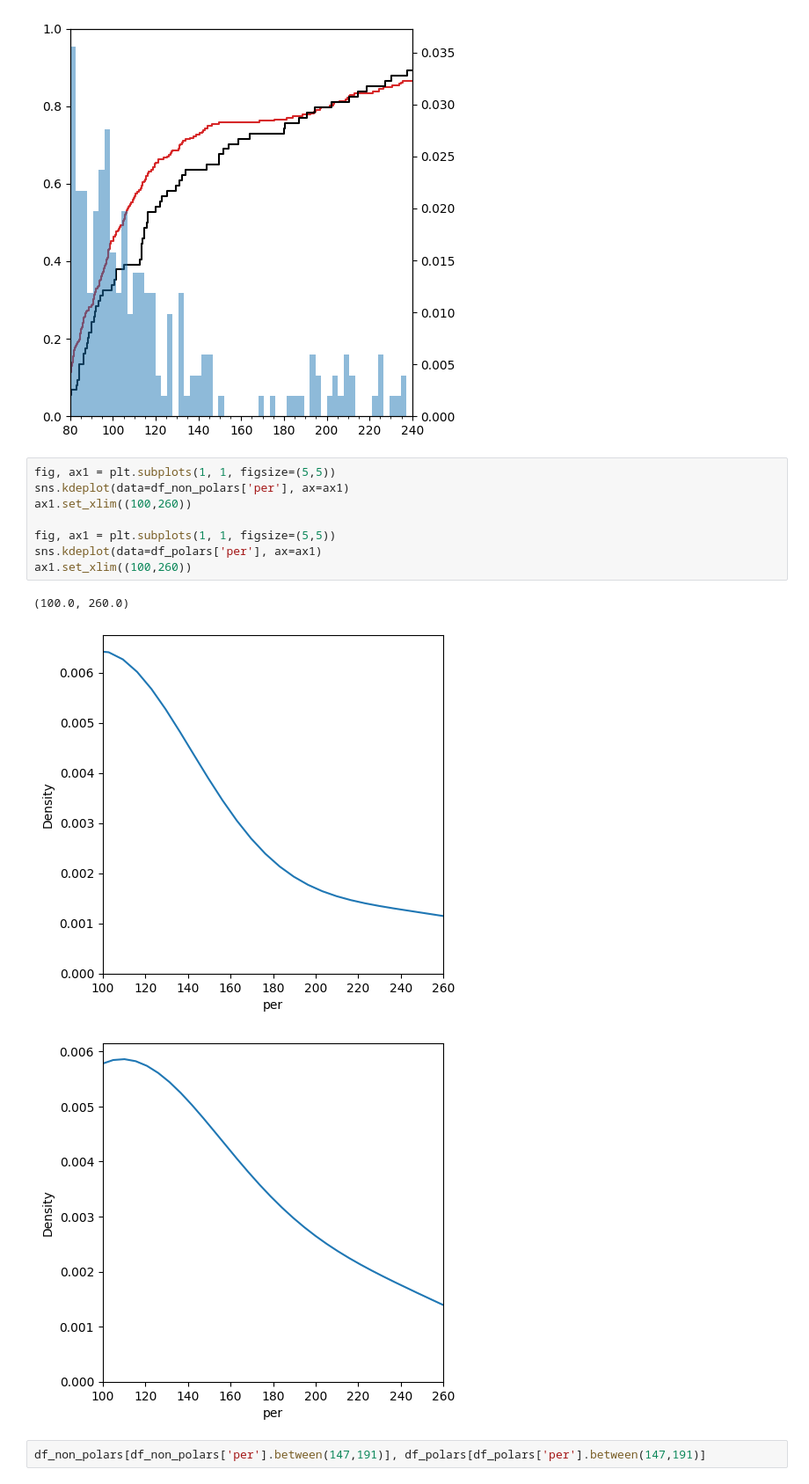
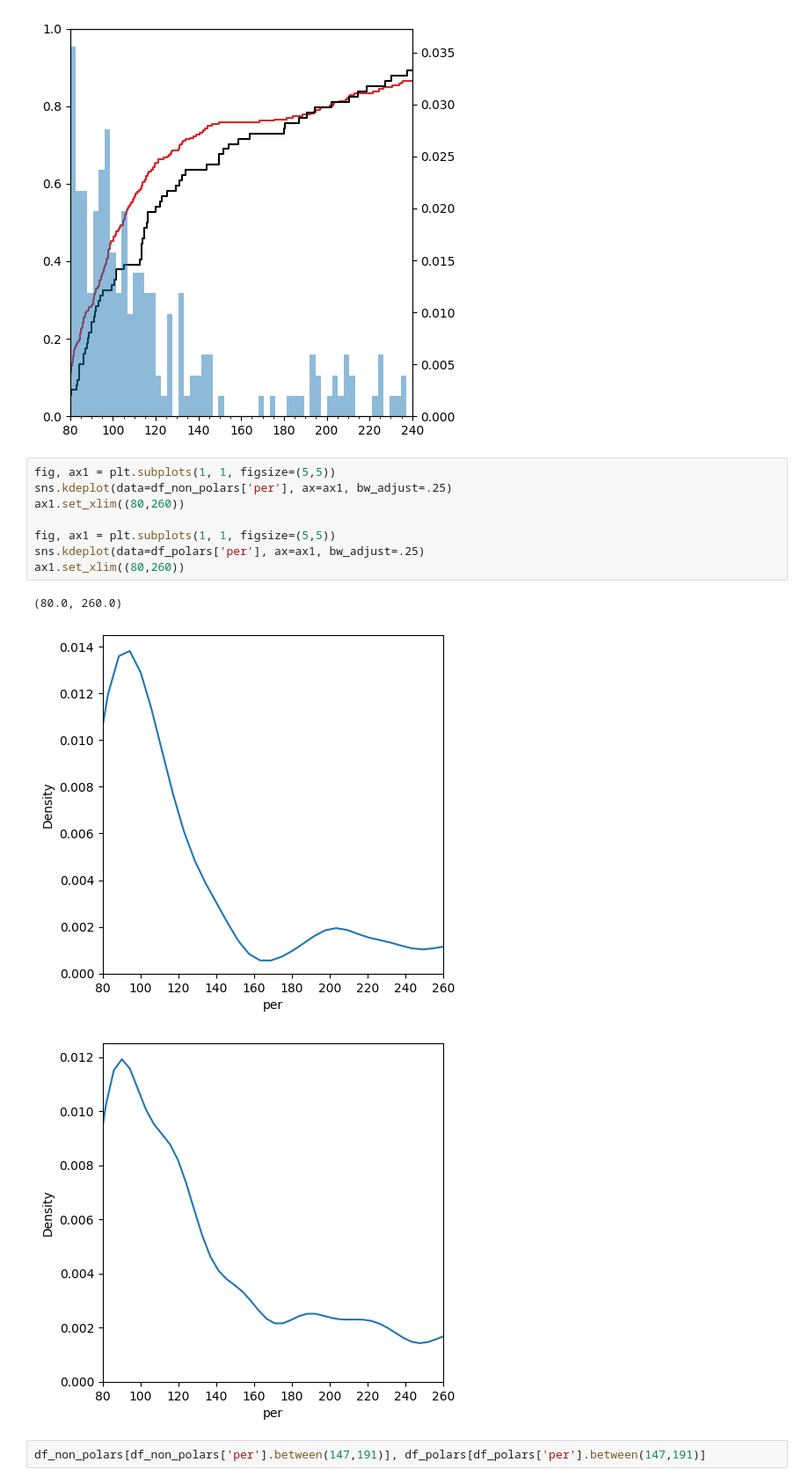
Before and after one commit to wknop/licencjat, a Jupyter notebook: notebook1.ipynb, the cells around one changed output. Shown at 88% size. Cells and saved outputs as stored; diff of their text form.

Commit message:
toned down the smoothing on PDF plots

```diff
--- a/notebook1.ipynb
+++ b/notebook1.ipynb
@@ -122,16 +122,16 @@ fig.tight_layout()
 [figure]
 # %%
 fig, ax1 = plt.subplots(1, 1, figsize=(5,5))
-sns.kdeplot(data=df_non_polars['per'], ax=ax1)
-ax1.set_xlim((100,260))
+sns.kdeplot(data=df_non_polars['per'], ax=ax1, bw_adjust=.25)
+ax1.set_xlim((80,260))
 
 fig, ax1 = plt.subplots(1, 1, figsize=(5,5))
-sns.kdeplot(data=df_polars['per'], ax=ax1)
-ax1.set_xlim((100,260))
+sns.kdeplot(data=df_polars['per'], ax=ax1, bw_adjust=.25)
+ax1.set_xlim((80,260))
 # %% [output]
-(100.0, 260.0)
+(80.0, 260.0)
-[figure, old version]
+[figure, new version]
-[figure, old version]
+[figure, new version]
 # %%
 df_non_polars[df_non_polars['per'].between(147,191)], df_polars[df_polars['per'].between(147,191)]
 # %% [output]
```
